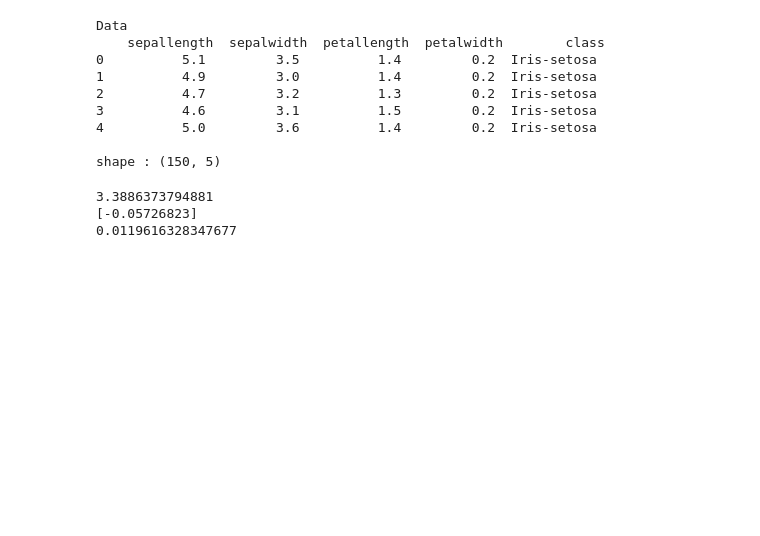
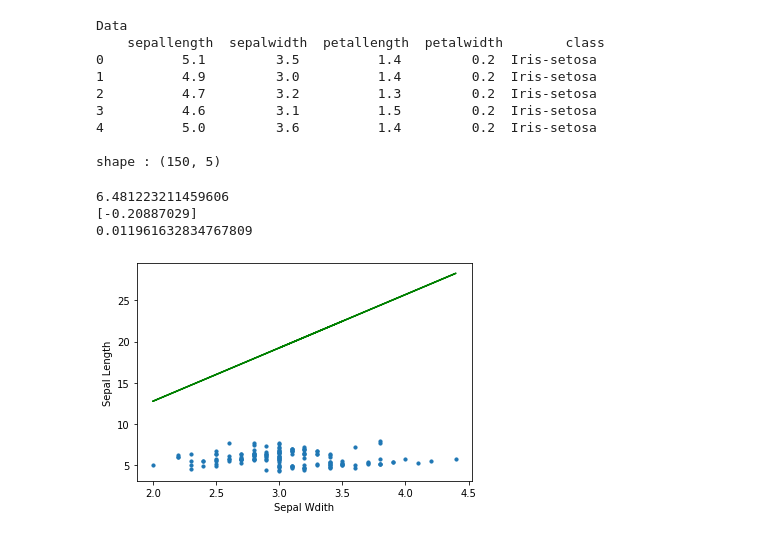
Before and after one commit to GodWin1100/SEM6_Practical, a Jupyter notebook: DWM/exp4/exp4.ipynb, the cells around one changed output. Drawn from its saved outputs; the diff is of its cells as text; code cells hidden in the pictures; blank space fills up the shorter version.

```diff
--- a/DWM/exp4/exp4.ipynb
+++ b/DWM/exp4/exp4.ipynb
@@ -19,12 +19,22 @@ Data
 shape : (150, 5)
 # %%
 lr=LinearRegression()
-x,y=df[['sepallength']],df['sepalwidth']
+x,y=df[['sepalwidth']],df['sepallength']
 lr.fit(x,y)
 print(lr.intercept_)
 print(lr.coef_)
+y_pred=lr.coef_+lr.intercept_*x
 print(lr.score(x,y))
 # %% [output]
-3.3886373794881
-[-0.05726823]
-0.0119616328347677
+6.481223211459606
+[-0.20887029]
+0.011961632834767809
+# %%
+import matplotlib.pyplot as plt
+plt.scatter(x,y,s=10)
+plt.xlabel('Sepal Wdith')
+plt.ylabel('Sepal Length')
+plt.plot(x, y_pred, color = "g")
+plt.show()
+# %% [output]
+[figure, added]
```
Also changed, not shown: 1 other file.
